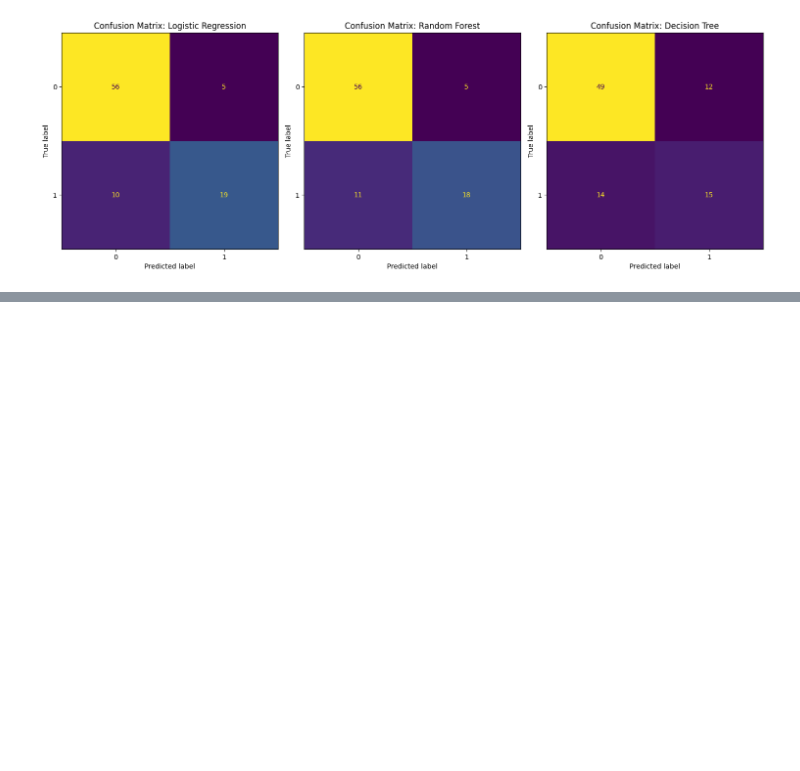
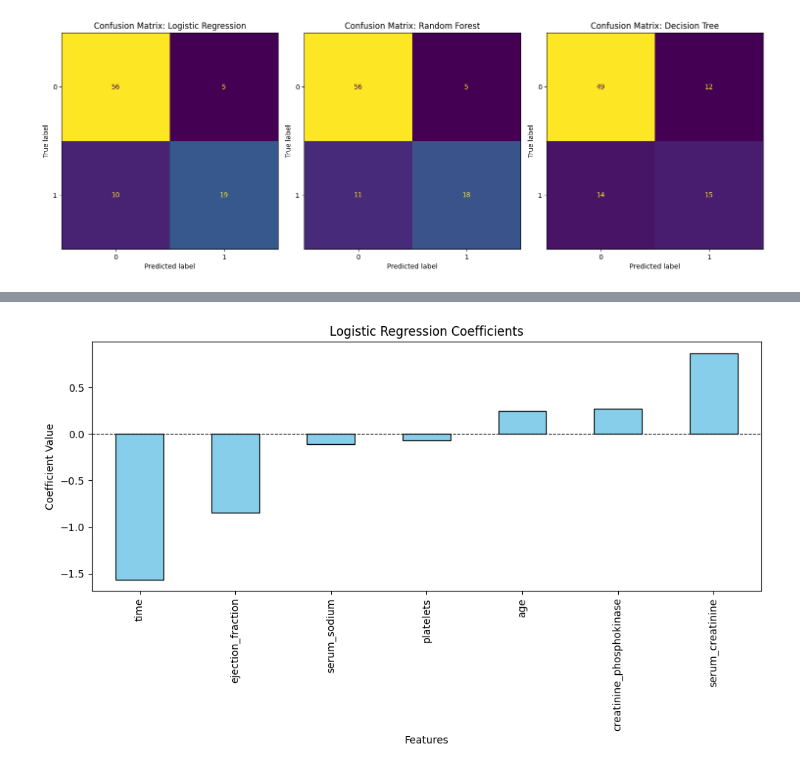
Before and after one commit to thisishasan/slda, a Jupyter notebook: code.ipynb, the cells around one changed output, grey strips where cells are left out. Drawn from its saved outputs; the diff is of its cells as text; code cells hidden in the pictures; blank space fills up the shorter version.

```diff
--- a/code.ipynb
+++ b/code.ipynb
@@ -517,0 +572,13 @@ plt.show()
+# %%
+# **2. Visualizing Logistic Regression Coefficients**
+plt.figure(figsize=(10, 6))
+coefficients = pd.Series(log_reg.coef_[0], index=numerical_vars)
+coefficients.sort_values().plot(kind='bar', color='skyblue', edgecolor='black')
+plt.title("Logistic Regression Coefficients")
+plt.ylabel("Coefficient Value")
+plt.xlabel("Features")
+plt.axhline(0, color='black', linewidth=0.8, linestyle='--')
+plt.tight_layout()
+plt.show()
+# %% [output]
+[figure, added]
```
Also changed, not shown: parts of 4 cells of this notebook.
